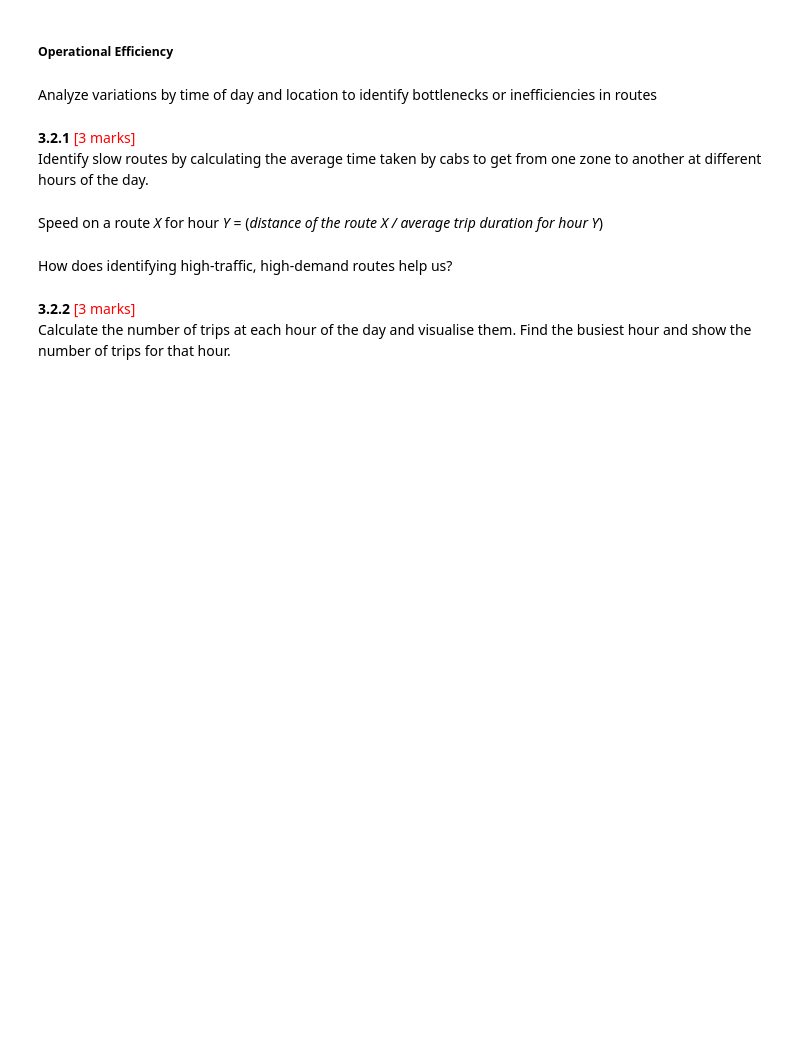
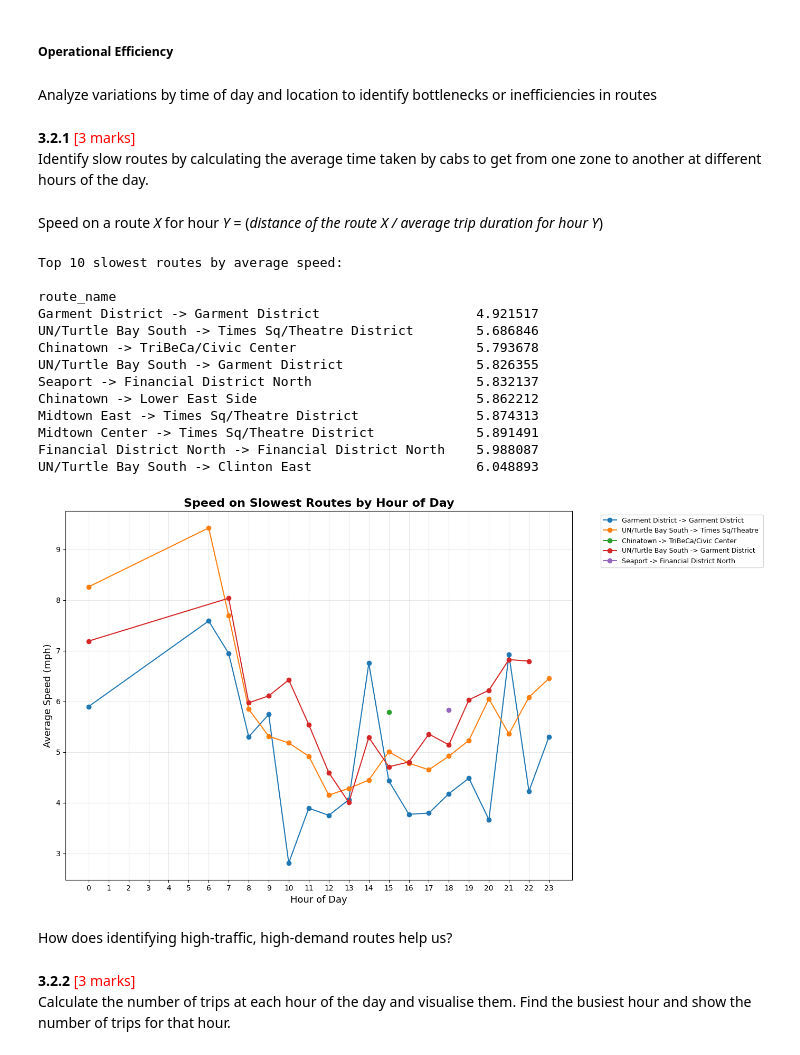
Before and after one commit to rahuljeyaraj/EDA-NYC-Taxi, a Jupyter notebook: EDA_Assg_NYC_Taxi_Starter.ipynb, the cells around one changed output. Cells and saved outputs as stored; diff of their text form; code cells hidden in the pictures; blank space fills up the shorter version.

```diff
--- a/EDA_Assg_NYC_Taxi_Starter.ipynb
+++ b/EDA_Assg_NYC_Taxi_Starter.ipynb
@@ -1232,0 +1277,18 @@ Merge the zones data into trip data using the `locationID` and `PULocationID` co
+# %%
+# Merge zones and trip records using locationID and PULocationID
+
+# Merge pickup zone information
+df_merged = df.merge(zones[['LocationID', 'zone', 'borough']],
+                        left_on='PULocationID', right_on='LocationID', how='left')
+df_merged = df_merged.rename(columns={'zone': 'pickup_zone', 'borough': 'pickup_borough'})
+df_merged = df_merged.drop(columns=['LocationID'])
+
+# Merge dropoff zone information
+df_merged = df_merged.merge(zones[['LocationID', 'zone', 'borough']],
+                            left_on='DOLocationID', right_on='LocationID', how='left')
+df_merged = df_merged.rename(columns={'zone': 'dropoff_zone', 'borough': 'dropoff_borough'})
+df_merged = df_merged.drop(columns=['LocationID'])
+
+print(f"Merged DataFrame shape: {df_merged.shape}")
+print(f"\nSample pickup zones: {df_merged['pickup_zone'].value_counts().head()}")
+df_merged.head()
@@ -1308,3 +1453,61 @@ Speed on a route *X* for hour *Y* = (*distance of the route X / average trip dur
+# %%
+# Find routes which have the slowest speeds at different times of the day
+
+# Create route column
+df_merged['route'] = df_merged['PULocationID'].astype(str) + ' -> ' + df_merged['DOLocationID'].astype(str)
+df_merged['route_name'] = df_merged['pickup_zone'].fillna('Unknown') + ' -> ' + df_merged['dropoff_zone'].fillna('Unknown')
+
+# Calculate speed for each trip (miles per hour)
+df_merged['speed_mph'] = df_merged['trip_distance'] / (df_merged['trip_duration'] / 60)
+
+#Filter out trips with unrealistic speeds (e.g., > 60 mph)
+df_merged = df_merged[(df_merged['speed_mph'] <= 60) & (df_merged['speed_mph'] > 0)]
+
+# Average speed by route and hour
+route_speed = df_merged.groupby(['route_name', 'pickup_hour']).agg(
+    avg_speed=('speed_mph', 'mean'),
+    num_trips=('speed_mph', 'count')
+).reset_index()
+
+# Filter routes with sufficient data (e.g., at least 10 trips in that hour)
+route_speed = route_speed[route_speed['num_trips'] >= 10]
+
+# Find the slowest routes by overall
+slowest_routes = route_speed.groupby('route_name')['avg_speed'].mean().sort_values().head(10)
+
+print("Top 10 slowest routes by average speed:\n")
+print(slowest_routes.to_string())
+
+# Visualize the average speed of the top 10 slowest routes
+plt.figure(figsize=(14, 8))
+top_slow = slowest_routes.index[:5]
+for route in top_slow:
+    route_data = route_speed[route_speed['route_name'] == route].sort_values('pickup_hour')
+    plt.plot(route_data['pickup_hour'], route_data['avg_speed'], marker='o', label=route[:40])
+
+plt.title('Speed on Slowest Routes by Hour of Day', fontsize=16, fontweight='bold')
+plt.xlabel('Hour of Day', fontsize=13)
+plt.ylabel('Average Speed (mph)', fontsize=13)
+plt.legend(bbox_to_anchor=(1.05, 1), loc='upper left', fontsize=9)
+plt.xticks(range(24))
+plt.grid(True, alpha=0.3)
+plt.tight_layout()
+plt.show()
+# %% [output]
+Top 10 slowest routes by average speed:
+
+route_name
+Garment District -> Garment District                    4.921517
+UN/Turtle Bay South -> Times Sq/Theatre District        5.686846
+Chinatown -> TriBeCa/Civic Center                       5.793678
+UN/Turtle Bay South -> Garment District                 5.826355
+Seaport -> Financial District North                     5.832137
+Chinatown -> Lower East Side                            5.862212
+Midtown East -> Times Sq/Theatre District               5.874313
+Midtown Center -> Times Sq/Theatre District             5.891491
+Financial District North -> Financial District North    5.988087
+UN/Turtle Bay South -> Clinton East                     6.048893
+[figure, added]
 # %% [markdown]
 How does identifying high-traffic, high-demand routes help us?
 # %% [markdown]
```
Also changed, not shown: parts of 26 cells of this notebook.
